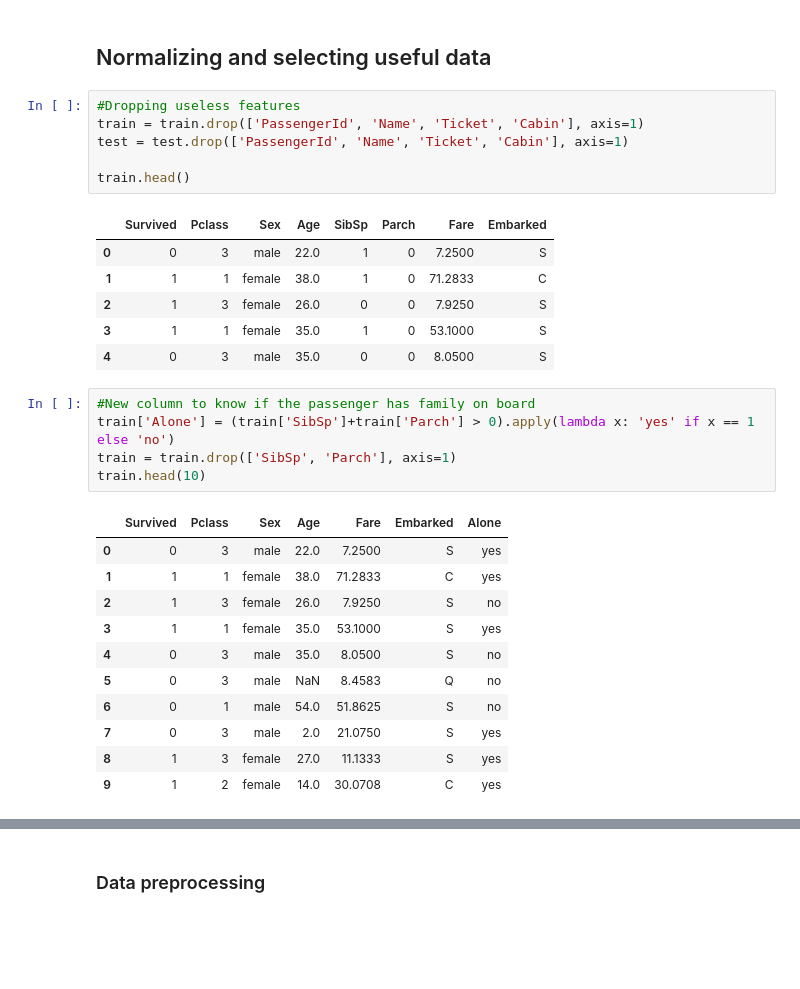
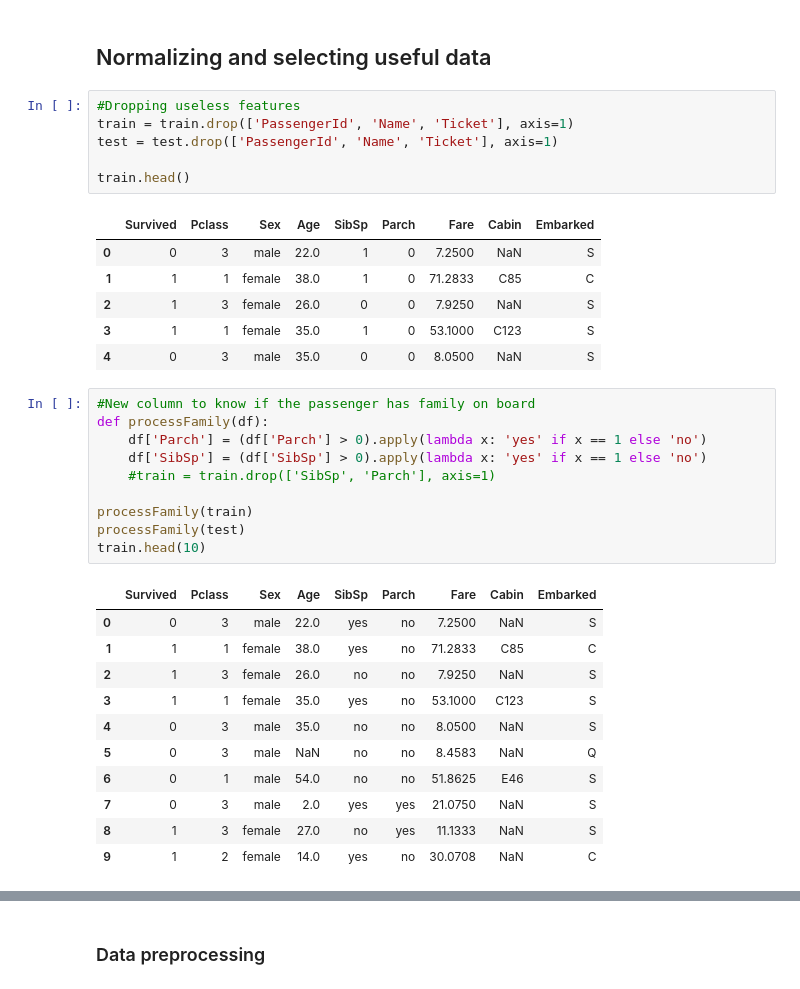
Before and after one commit to samuxiii/prototypes, a Jupyter notebook: notebooks/titanic/Titanic Survival.ipynb, the cells around one changed output, grey strips where cells are left out. Saved outputs shown, nothing was run; the diff lists cells and outputs as text; blank space fills up the shorter version.

```diff
--- a/notebooks/titanic/Titanic Survival.ipynb
+++ b/notebooks/titanic/Titanic Survival.ipynb
@@ -110,31 +110,36 @@ Name: Fare, dtype: float64
 ## Normalizing and selecting useful data
 # %%
 #Dropping useless features
-train = train.drop(['PassengerId', 'Name', 'Ticket', 'Cabin'], axis=1)
-test = test.drop(['PassengerId', 'Name', 'Ticket', 'Cabin'], axis=1)
+train = train.drop(['PassengerId', 'Name', 'Ticket'], axis=1)
+test = test.drop(['PassengerId', 'Name', 'Ticket'], axis=1)
 
 train.head()
 # %% [output]
-|  | Survived | Pclass | Sex | Age | SibSp | Parch | Fare | Embarked |
-| 0 | 0 | 3 | male | 22.0 | 1 | 0 | 7.2500 | S |
-| 1 | 1 | 1 | female | 38.0 | 1 | 0 | 71.2833 | C |
-| 2 | 1 | 3 | female | 26.0 | 0 | 0 | 7.9250 | S |
-| 3 | 1 | 1 | female | 35.0 | 1 | 0 | 53.1000 | S |
-| 4 | 0 | 3 | male | 35.0 | 0 | 0 | 8.0500 | S |
+|  | Survived | Pclass | Sex | Age | SibSp | Parch | Fare | Cabin | Embarked |
+| 0 | 0 | 3 | male | 22.0 | 1 | 0 | 7.2500 | NaN | S |
+| 1 | 1 | 1 | female | 38.0 | 1 | 0 | 71.2833 | C85 | C |
+| 2 | 1 | 3 | female | 26.0 | 0 | 0 | 7.9250 | NaN | S |
+| 3 | 1 | 1 | female | 35.0 | 1 | 0 | 53.1000 | C123 | S |
+| 4 | 0 | 3 | male | 35.0 | 0 | 0 | 8.0500 | NaN | S |
 # %%
 #New column to know if the passenger has family on board
-train['Alone'] = (train['SibSp']+train['Parch'] > 0).apply(lambda x: 'yes' if x == 1 else 'no')
-train = train.drop(['SibSp', 'Parch'], axis=1)
+def processFamily(df):
+    df['Parch'] = (df['Parch'] > 0).apply(lambda x: 'yes' if x == 1 else 'no')
+    df['SibSp'] = (df['SibSp'] > 0).apply(lambda x: 'yes' if x == 1 else 'no')
+    #train = train.drop(['SibSp', 'Parch'], axis=1)
+
+processFamily(train)
+processFamily(test)
 train.head(10)
 # %% [output]
-|  | Survived | Pclass | Sex | Age | Fare | Embarked | Alone |
-| 0 | 0 | 3 | male | 22.0 | 7.2500 | S | yes |
-| 1 | 1 | 1 | female | 38.0 | 71.2833 | C | yes |
-| 2 | 1 | 3 | female | 26.0 | 7.9250 | S | no |
-| 3 | 1 | 1 | female | 35.0 | 53.1000 | S | yes |
-| 4 | 0 | 3 | male | 35.0 | 8.0500 | S | no |
-| 5 | 0 | 3 | male | NaN | 8.4583 | Q | no |
-| 6 | 0 | 1 | male | 54.0 | 51.8625 | S | no |
-| 7 | 0 | 3 | male | 2.0 | 21.0750 | S | yes |
-| 8 | 1 | 3 | female | 27.0 | 11.1333 | S | yes |
-| 9 | 1 | 2 | female | 14.0 | 30.0708 | C | yes |
+|  | Survived | Pclass | Sex | Age | SibSp | Parch | Fare | Cabin | Embarked |
+| 0 | 0 | 3 | male | 22.0 | yes | no | 7.2500 | NaN | S |
+| 1 | 1 | 1 | female | 38.0 | yes | no | 71.2833 | C85 | C |
+| 2 | 1 | 3 | female | 26.0 | no | no | 7.9250 | NaN | S |
+| 3 | 1 | 1 | female | 35.0 | yes | no | 53.1000 | C123 | S |
+| 4 | 0 | 3 | male | 35.0 | no | no | 8.0500 | NaN | S |
+| 5 | 0 | 3 | male | NaN | no | no | 8.4583 | NaN | Q |
+| 6 | 0 | 1 | male | 54.0 | no | no | 51.8625 | E46 | S |
+| 7 | 0 | 3 | male | 2.0 | yes | yes | 21.0750 | NaN | S |
+| 8 | 1 | 3 | female | 27.0 | no | yes | 11.1333 | NaN | S |
+| 9 | 1 | 2 | female | 14.0 | yes | no | 30.0708 | NaN | C |
```
Also changed, not shown: parts of 10 cells of this notebook.
